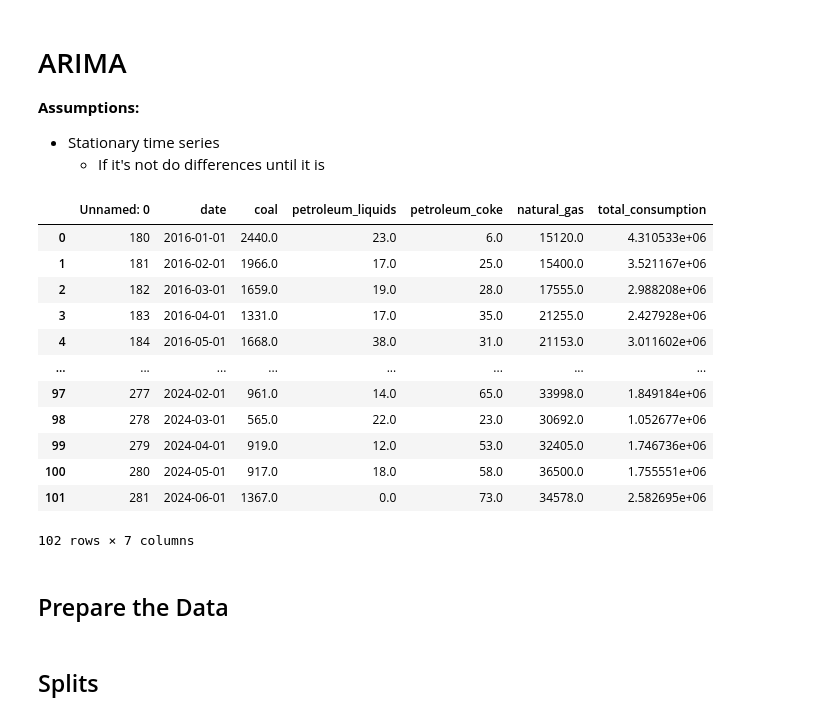
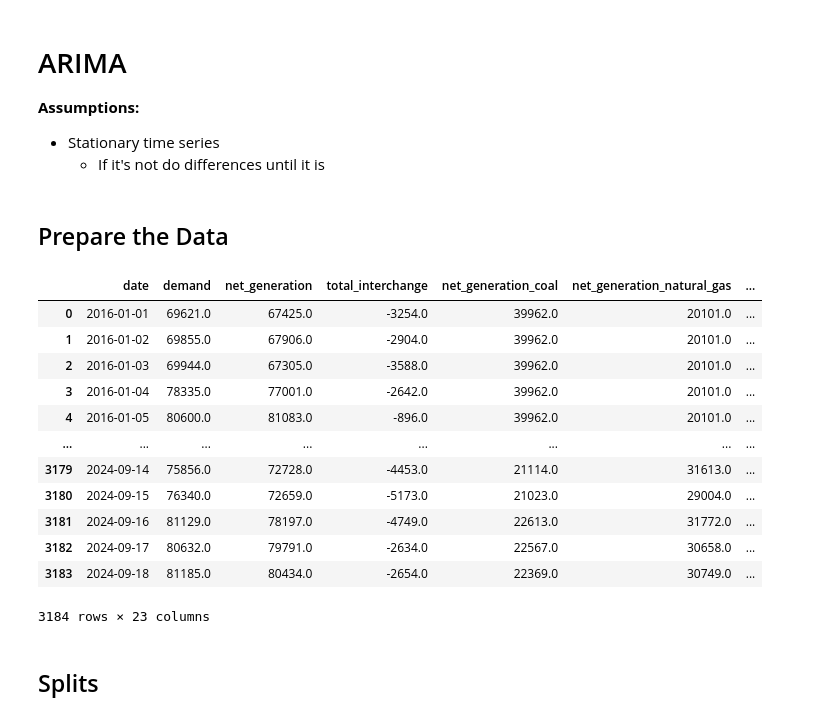
Before and after one commit to lmg1404/Energy-Consumption-Forecasting, a Jupyter notebook: src/notebooks/supervised/arima.ipynb, the cells around one changed output. Drawn from its saved outputs; the diff is of its cells as text; code cells hidden in the pictures.

```diff
--- a/src/notebooks/supervised/arima.ipynb
+++ b/src/notebooks/supervised/arima.ipynb
@@ -10,18 +12,8 @@ import pandas as pd
 # %%
-pd.read_csv("../../../data/targets.csv")
+targets = pd.read_csv("../../../data/targets.csv", parse_dates=['date'])
+features = pd.read_csv("../../../data/features.csv", parse_dates=['date'])
-# %% [output]
-|  | Unnamed: 0 | date | coal | petroleum_liquids | petroleum_coke | natural_gas | total_consumption |
-| 0 | 180 | 2016-01-01 | 2440.0 | 23.0 | 6.0 | 15120.0 | 4.310533e+06 |
-| 1 | 181 | 2016-02-01 | 1966.0 | 17.0 | 25.0 | 15400.0 | 3.521167e+06 |
-| 2 | 182 | 2016-03-01 | 1659.0 | 19.0 | 28.0 | 17555.0 | 2.988208e+06 |
-| 3 | 183 | 2016-04-01 | 1331.0 | 17.0 | 35.0 | 21255.0 | 2.427928e+06 |
-| 4 | 184 | 2016-05-01 | 1668.0 | 38.0 | 31.0 | 21153.0 | 3.011602e+06 |
-| ... | ... | ... | ... | ... | ... | ... | ... |
-| 97 | 277 | 2024-02-01 | 961.0 | 14.0 | 65.0 | 33998.0 | 1.849184e+06 |
-| 98 | 278 | 2024-03-01 | 565.0 | 22.0 | 23.0 | 30692.0 | 1.052677e+06 |
-| 99 | 279 | 2024-04-01 | 919.0 | 12.0 | 53.0 | 32405.0 | 1.746736e+06 |
-| 100 | 280 | 2024-05-01 | 917.0 | 18.0 | 58.0 | 36500.0 | 1.755551e+06 |
-| 101 | 281 | 2024-06-01 | 1367.0 | 0.0 | 73.0 | 34578.0 | 2.582695e+06 |
-102 rows × 7 columns
 # %% [markdown]
 ## Prepare the Data
+# %%
+thresh = int(0.9 * len(features))
+features = features.dropna(axis=1, thresh=thresh).bfill().ffill()
@@ -28,2 +22,18 @@ pd.read_csv("../../../data/targets.csv")
+# %%
+features
+# %% [output]
+|  | date | demand | net_generation | total_interchange | net_generation_coal | net_generation_natural_gas | ... |
+| 0 | 2016-01-01 | 69621.0 | 67425.0 | -3254.0 | 39962.0 | 20101.0 | ... |
+| 1 | 2016-01-02 | 69855.0 | 67906.0 | -2904.0 | 39962.0 | 20101.0 | ... |
+| 2 | 2016-01-03 | 69944.0 | 67305.0 | -3588.0 | 39962.0 | 20101.0 | ... |
+| 3 | 2016-01-04 | 78335.0 | 77001.0 | -2642.0 | 39962.0 | 20101.0 | ... |
+| 4 | 2016-01-05 | 80600.0 | 81083.0 | -896.0 | 39962.0 | 20101.0 | ... |
+| ... | ... | ... | ... | ... | ... | ... | ... |
+| 3179 | 2024-09-14 | 75856.0 | 72728.0 | -4453.0 | 21114.0 | 31613.0 | ... |
+| 3180 | 2024-09-15 | 76340.0 | 72659.0 | -5173.0 | 21023.0 | 29004.0 | ... |
+| 3181 | 2024-09-16 | 81129.0 | 78197.0 | -4749.0 | 22613.0 | 31772.0 | ... |
+| 3182 | 2024-09-17 | 80632.0 | 79791.0 | -2634.0 | 22567.0 | 30658.0 | ... |
+| 3183 | 2024-09-18 | 81185.0 | 80434.0 | -2654.0 | 22369.0 | 30749.0 | ... |
+3184 rows × 23 columns
 # %% [markdown]
 ## Splits
```
Also changed, not shown: parts of 7 cells of this notebook, 1 other file.
